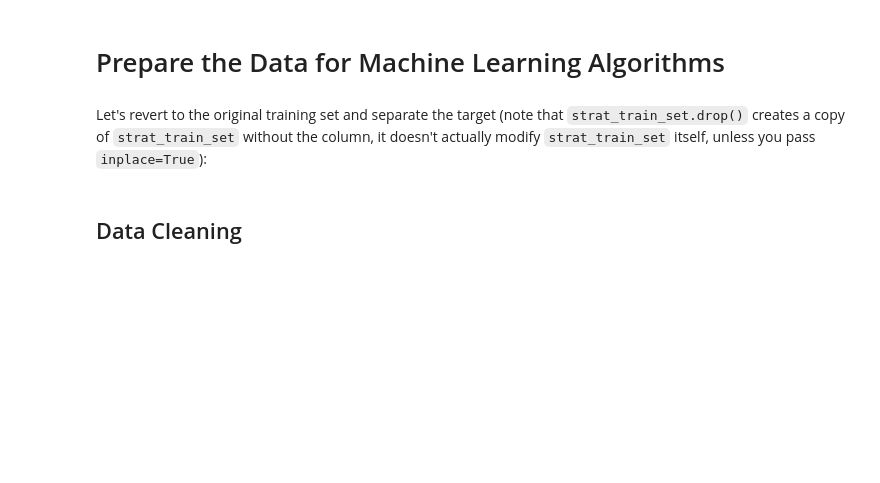
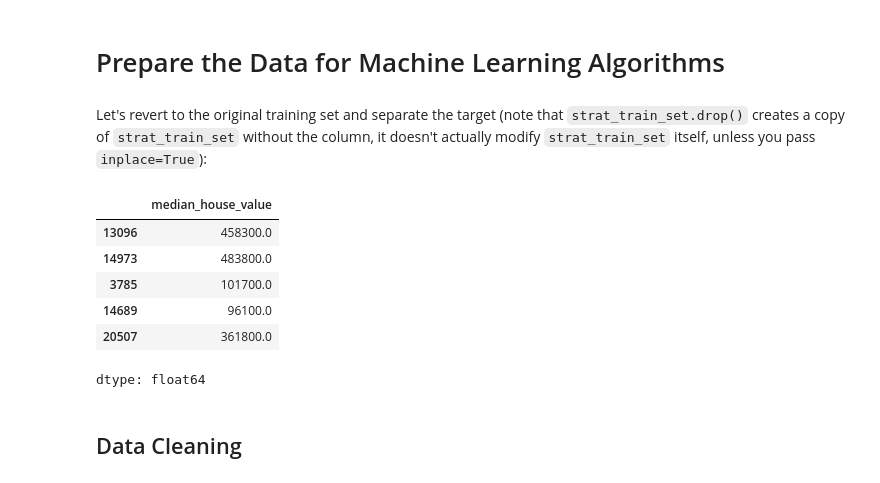
Before and after one commit to ebythomas23/ML_learning, a Jupyter notebook: 02_end_to_end_machine_learning_project.ipynb, the cells around one changed output. Saved outputs shown, nothing was run; the diff lists cells and outputs as text; code cells hidden in the pictures; blank space fills up the shorter version.

```diff
--- a/02_end_to_end_machine_learning_project.ipynb
+++ b/02_end_to_end_machine_learning_project.ipynb
@@ -404,6 +409,16 @@ Let's revert to the original training set and separate the target (note that `st
 # %%
 housing = strat_train_set.drop("median_house_value", axis=1)
 housing_labels = strat_train_set["median_house_value"].copy()
+# %%
+housing_labels.head()
+# %% [output]
+|  | median_house_value |
+| 13096 | 458300.0 |
+| 14973 | 483800.0 |
+| 3785 | 101700.0 |
+| 14689 | 96100.0 |
+| 20507 | 361800.0 |
+dtype: float64
 # %% [markdown]
 ## Data Cleaning
 # %% [markdown]
```
Also changed, not shown: parts of 12 cells of this notebook.
